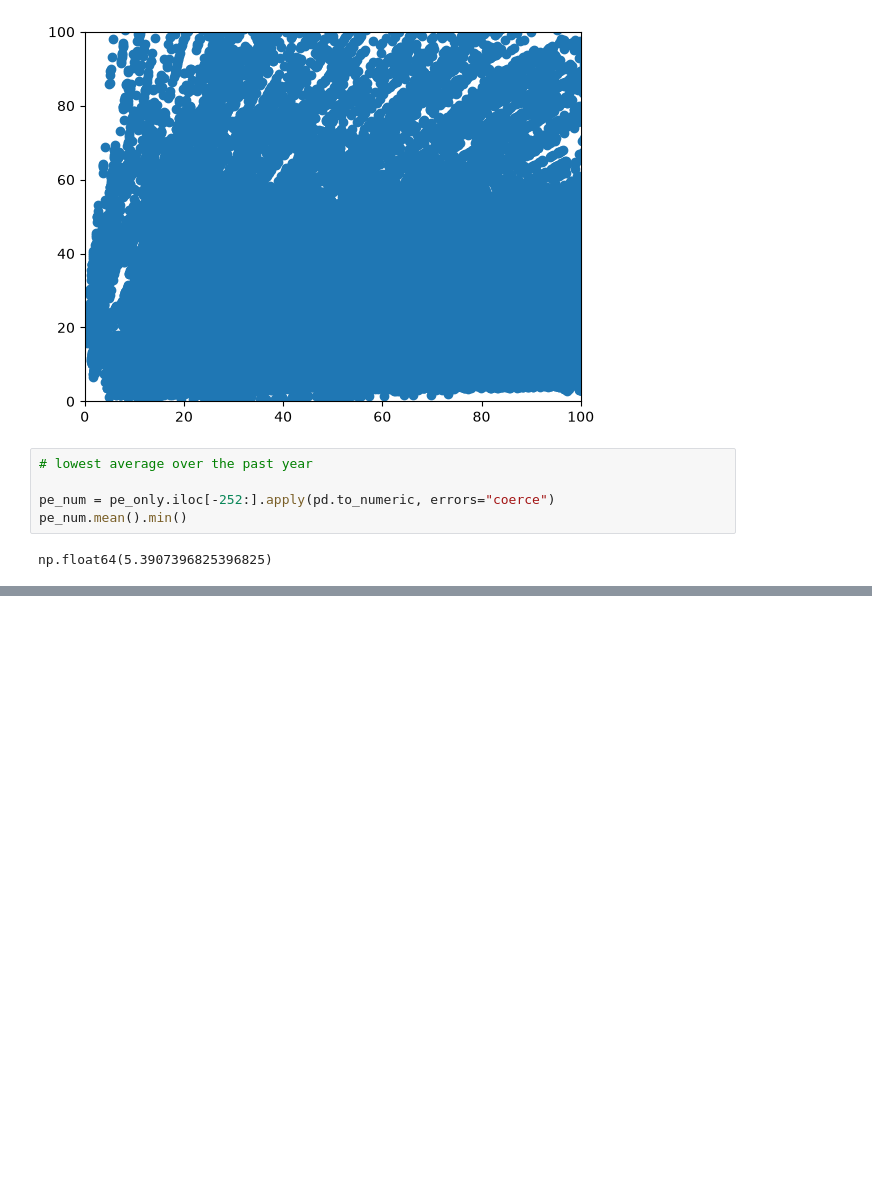
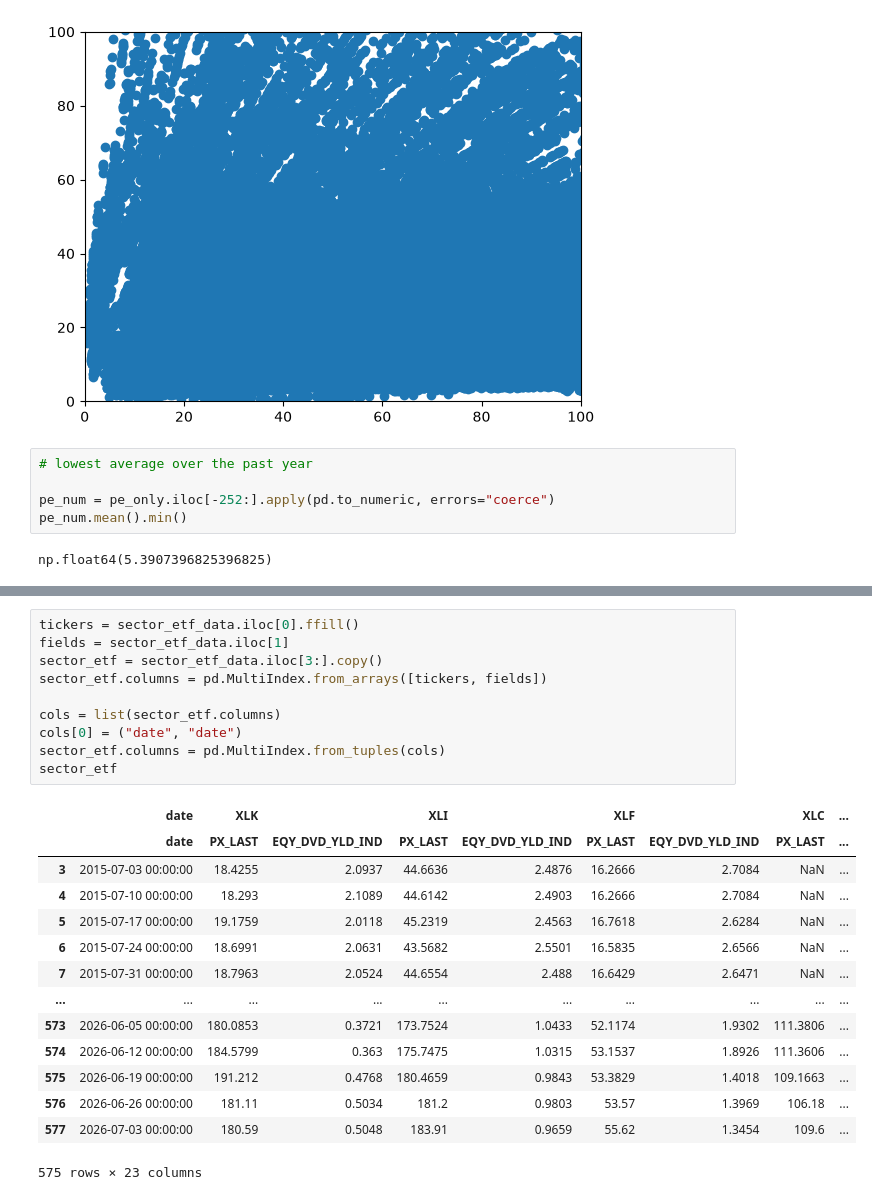
Before and after one commit to starckyang/market-finm-by-mark, a Jupyter notebook: notebooks/equity-and-etfs.ipynb, the cells around one changed output, grey strips where cells are left out. Drawn from its saved outputs; the diff is of its cells as text; blank space fills up the shorter version.

```diff
--- a/notebooks/equity-and-etfs.ipynb
+++ b/notebooks/equity-and-etfs.ipynb
@@ -477,0 +705,25 @@ np.float64(5.3907396825396825)
+# %%
+tickers = sector_etf_data.iloc[0].ffill()
+fields = sector_etf_data.iloc[1]
+sector_etf = sector_etf_data.iloc[3:].copy()
+sector_etf.columns = pd.MultiIndex.from_arrays([tickers, fields])
+
+cols = list(sector_etf.columns)
+cols[0] = ("date", "date")
+sector_etf.columns = pd.MultiIndex.from_tuples(cols)
+sector_etf
+# %% [output]
+|  | date | XLK |  | XLI |  | XLF |  | XLC | ... |
+|  | date | PX_LAST | EQY_DVD_YLD_IND | PX_LAST | EQY_DVD_YLD_IND | PX_LAST | EQY_DVD_YLD_IND | PX_LAST | ... |
+| 3 | 2015-07-03 00:00:00 | 18.4255 | 2.0937 | 44.6636 | 2.4876 | 16.2666 | 2.7084 | NaN | ... |
+| 4 | 2015-07-10 00:00:00 | 18.293 | 2.1089 | 44.6142 | 2.4903 | 16.2666 | 2.7084 | NaN | ... |
+| 5 | 2015-07-17 00:00:00 | 19.1759 | 2.0118 | 45.2319 | 2.4563 | 16.7618 | 2.6284 | NaN | ... |
+| 6 | 2015-07-24 00:00:00 | 18.6991 | 2.0631 | 43.5682 | 2.5501 | 16.5835 | 2.6566 | NaN | ... |
+| 7 | 2015-07-31 00:00:00 | 18.7963 | 2.0524 | 44.6554 | 2.488 | 16.6429 | 2.6471 | NaN | ... |
+| ... | ... | ... | ... | ... | ... | ... | ... | ... | ... |
+| 573 | 2026-06-05 00:00:00 | 180.0853 | 0.3721 | 173.7524 | 1.0433 | 52.1174 | 1.9302 | 111.3806 | ... |
+| 574 | 2026-06-12 00:00:00 | 184.5799 | 0.363 | 175.7475 | 1.0315 | 53.1537 | 1.8926 | 111.3606 | ... |
+| 575 | 2026-06-19 00:00:00 | 191.212 | 0.4768 | 180.4659 | 0.9843 | 53.3829 | 1.4018 | 109.1663 | ... |
+| 576 | 2026-06-26 00:00:00 | 181.11 | 0.5034 | 181.2 | 0.9803 | 53.57 | 1.3969 | 106.18 | ... |
+| 577 | 2026-07-03 00:00:00 | 180.59 | 0.5048 | 183.91 | 0.9659 | 55.62 | 1.3454 | 109.6 | ... |
+575 rows × 23 columns
```
Also changed, not shown: parts of 31 cells of this notebook.
